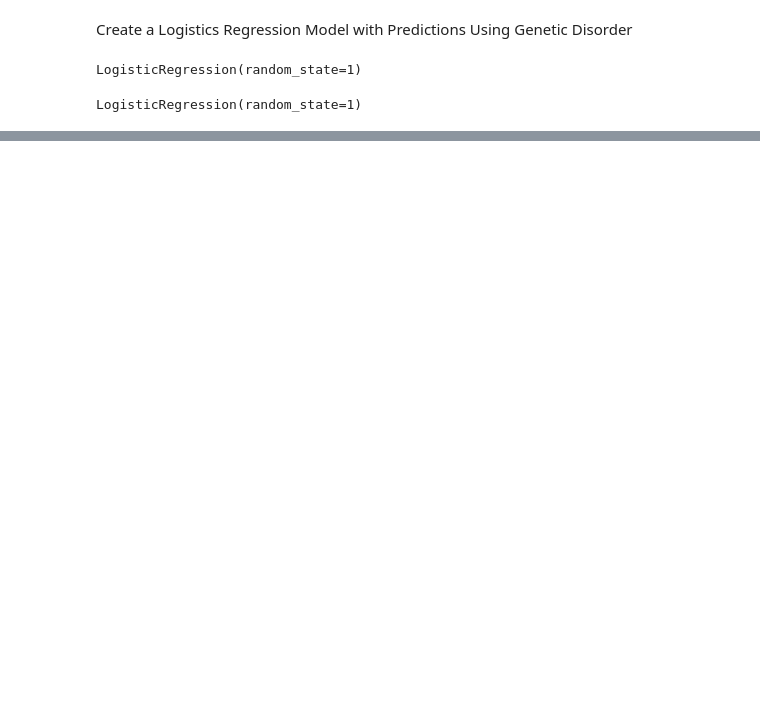
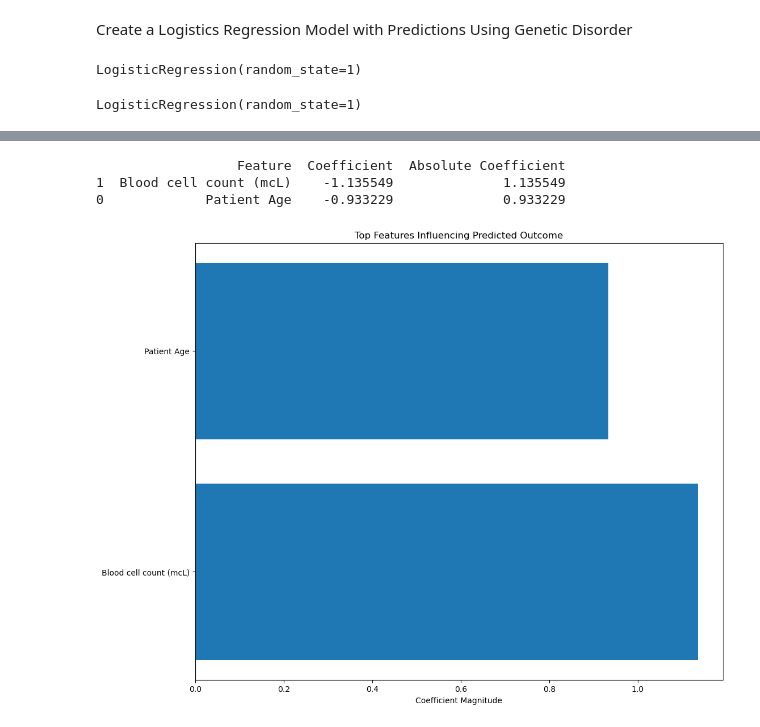
Before and after one commit to Mepseha/Project-4, a Jupyter notebook: LogisticRegression.ipynb, the cells around one changed output, grey strips where cells are left out. Saved outputs shown, nothing was run; the diff lists cells and outputs as text; code cells hidden in the pictures; blank space fills up the shorter version.

```diff
--- a/LogisticRegression.ipynb
+++ b/LogisticRegression.ipynb
@@ -314,0 +321,54 @@ plt.show()
+# %%
+# Assuming 'model' is your trained Logistic Regression model
+coefficients = lr_model.coef_[0]
+
+# Get the names of all features
+all_feature_names = GeneticDisorder_encoded_df.columns
+
+# Create a DataFrame to display feature names and their coefficients
+feature_coefficients_df = pd.DataFrame({'Feature': all_feature_names[:len(coefficients)], 'Coefficient': coefficients})
+
+# Display the DataFrame sorted by absolute coefficient values
+feature_coefficients_df['Absolute Coefficient'] = feature_coefficients_df['Coefficient'].abs()
+feature_coefficients_df = feature_coefficients_df.sort_values(by='Absolute Coefficient', ascending=False)
+
+# Display the top features and their coefficients
+print(feature_coefficients_df)
+
+
+# Coefficients indicate the strength and direction (positive or negative) of the relationship between each feature and the predicted outcome. \
+# A negative coefficient suggests an inverse relationship between the feature and the predicted outcome. As "Patient Age" and "Blood cell count (mcL)" \
+# have negative coefficients, an increase in these values is associated with a decrease in the predicted outcome (lower likelihood of a Genetic Disorder).
+# Magnitude (Absolute Coefficient) of the coefficient indicates the strength of the relationship. Larger absolute values indicate a stronger influence on the predicted outcome.
+# %% [output]
+                  Feature  Coefficient  Absolute Coefficient
+1  Blood cell count (mcL)    -1.135549              1.135549
+0             Patient Age    -0.933229              0.933229
+# %%
+coefficients = lr_model.coef_[0]
+
+# Get the absolute values of coefficients for feature importance
+feature_importance = abs(coefficients)
+
+# Get the names of all features
+all_feature_names = GeneticDisorder_encoded_df.columns
+
+# Get the indices of the top 20 features
+top_20_indices = feature_importance.argsort()[-20:][::-1]
+
+# Get the names and importance of the top 20 features
+top_20_feature_names = all_feature_names[top_20_indices]
+top_20_feature_importance = feature_importance[top_20_indices]
+
+# Plot the top 20 features and their importance
+plt.figure(figsize=(12, 10))
+plt.barh(top_20_feature_names, top_20_feature_importance)
+plt.xlabel('Coefficient Magnitude')
+plt.title('Top Features Influencing Predicted Outcome')
+plt.show()
+
+# This graph helps users identify and prioritize the most influential features for the logistic regression model. \
+# "Coefficient Magnitude" is a measure of how much a feature contributes to the model's predictions, considering both \
+# the positive and negative impacts. Larger magnitudes indicate features that have a more substantial influence on the predicted outcome.
+# %% [output]
+[figure, added]
```
Also changed, not shown: parts of 8 cells of this notebook.
